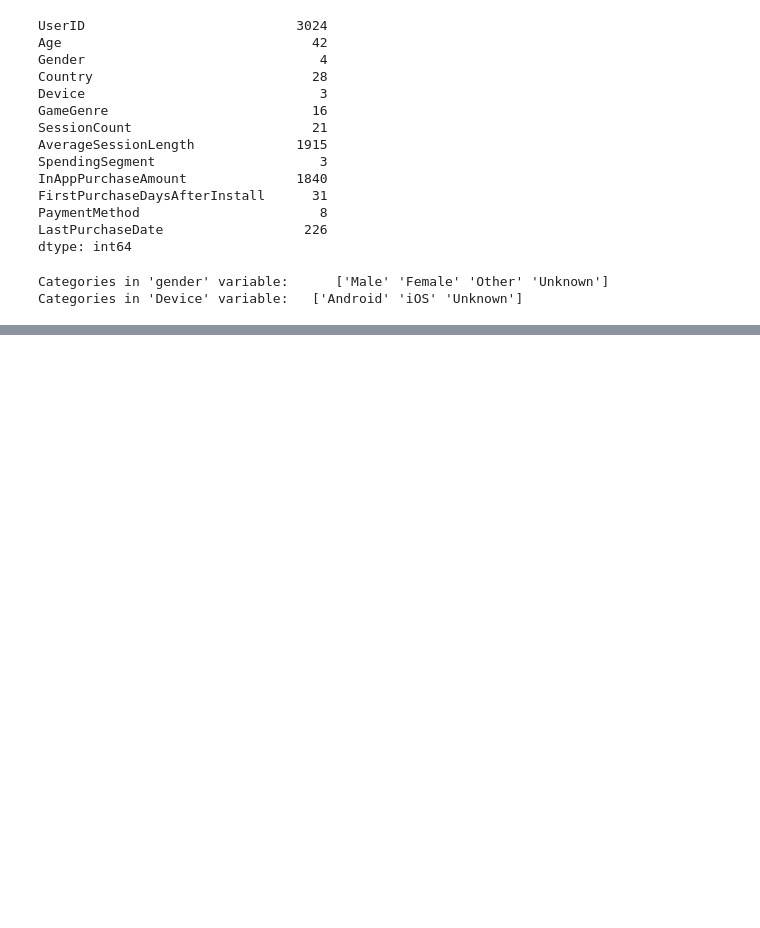
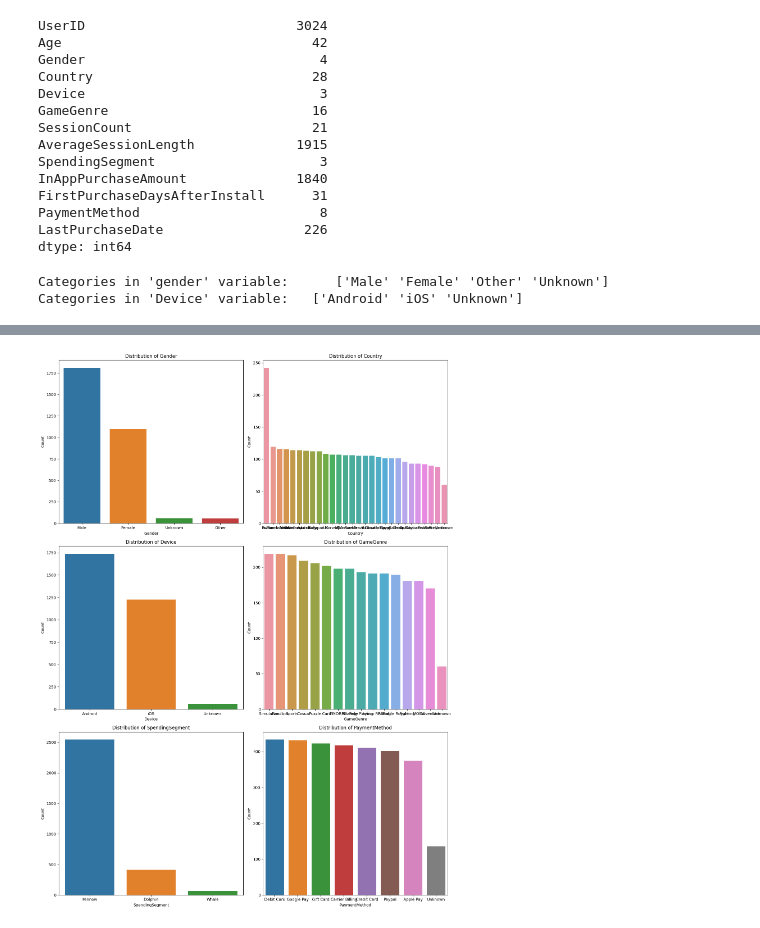
Before and after one commit to TaherBatterywala/In-App-Purchase-Spending-Analysis, a Jupyter notebook: notebook/EDA.ipynb, the cells around one changed output, grey strips where cells are left out. Cells and saved outputs as stored; diff of their text form; code cells hidden in the pictures; blank space fills up the shorter version.

```diff
--- a/notebook/EDA.ipynb
+++ b/notebook/EDA.ipynb
@@ -134,0 +222,20 @@ Categories in 'Device' variable:   ['Android' 'iOS' 'Unknown']
+# %%
+# Select key categorical columns for plotting
+categorical_cols = ['Gender', 'Country', 'Device', 'GameGenre', 'SpendingSegment', 'PaymentMethod']
+
+# Set up the plotting area
+plt.figure(figsize=(15, 20))
+
+# Loop through each categorical column and create a count plot
+for i, col in enumerate(categorical_cols):
+    plt.subplot(3, 2, i + 1)
+    sns.countplot(x=df[col], order=df[col].value_counts().index)
+    plt.title(f'Distribution of {col}')
+    plt.xlabel(col)
+    plt.ylabel('Count')
+
+# Adjust layout and display the plots
+plt.tight_layout()
+plt.show()
+# %% [output]
+[figure, added]
```
Also changed, not shown: parts of 13 cells of this notebook.
